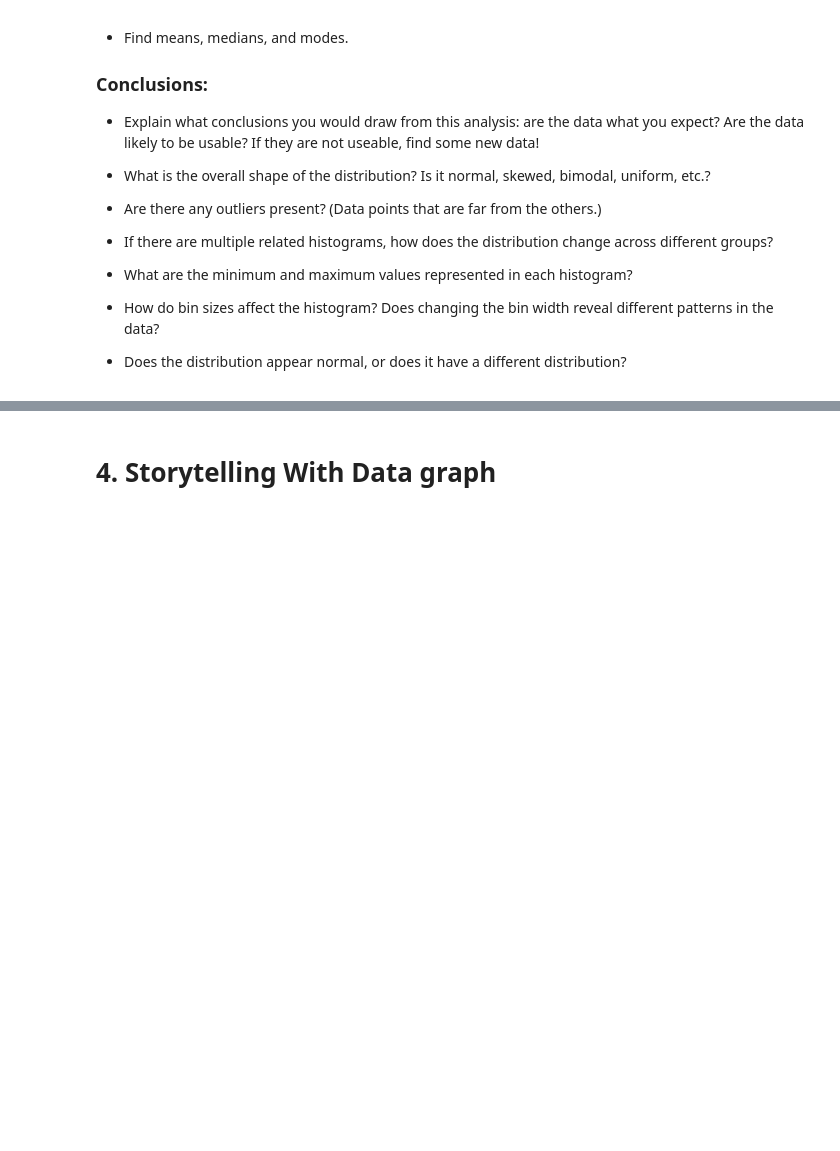
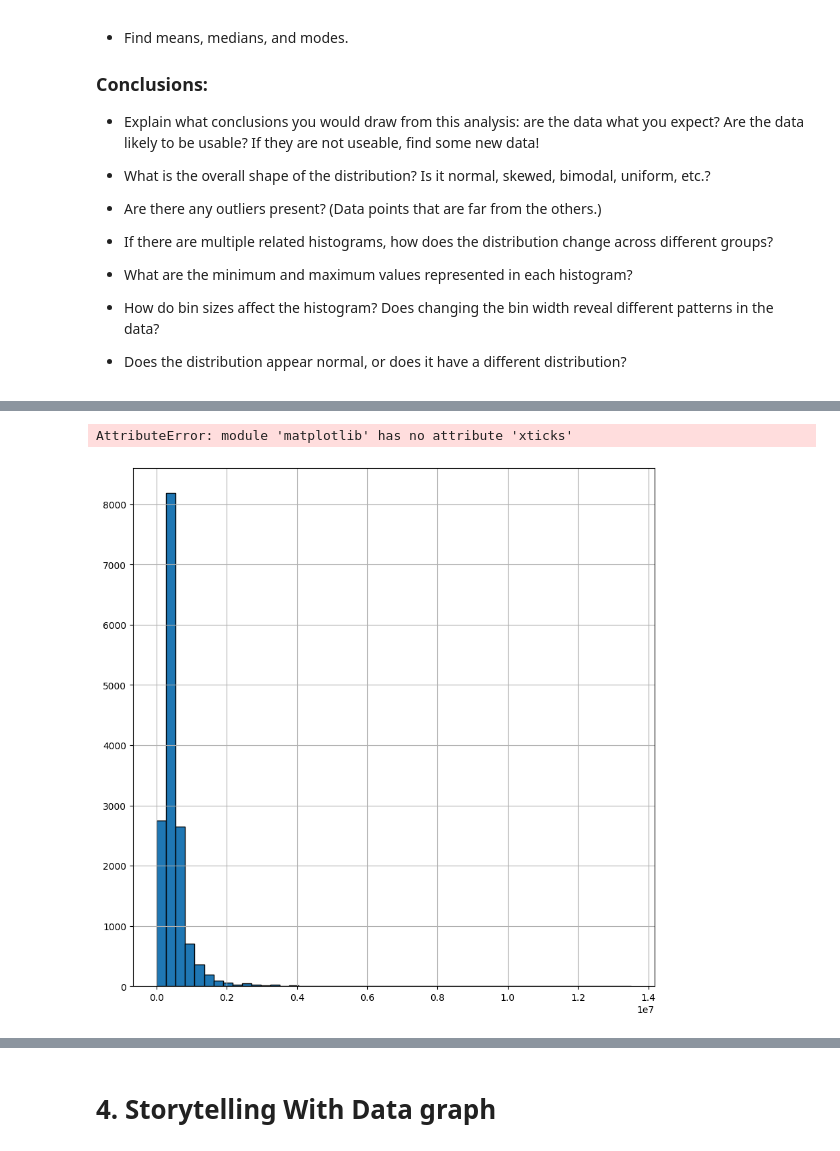
Before and after one commit to pr-rowe/Mod-O2-HW4, a Jupyter notebook: Week4.ipynb, the cells around one changed output, grey strips where cells are left out. Drawn from its saved outputs; the diff is of its cells as text; code cells hidden in the pictures; blank space fills up the shorter version.

```diff
--- a/Week4.ipynb
+++ b/Week4.ipynb
@@ -109,0 +76,5 @@ array([[<Axes: title={'center': 'zpid'}>,
+# %%
+df1['latestPrice'].hist(figsize=(10,10), bins=50, edgecolor='black')
+# %% [output]
+AttributeError: module 'matplotlib' has no attribute 'xticks'
+[figure, added]
```
Also changed, not shown: parts of 9 cells of this notebook.
